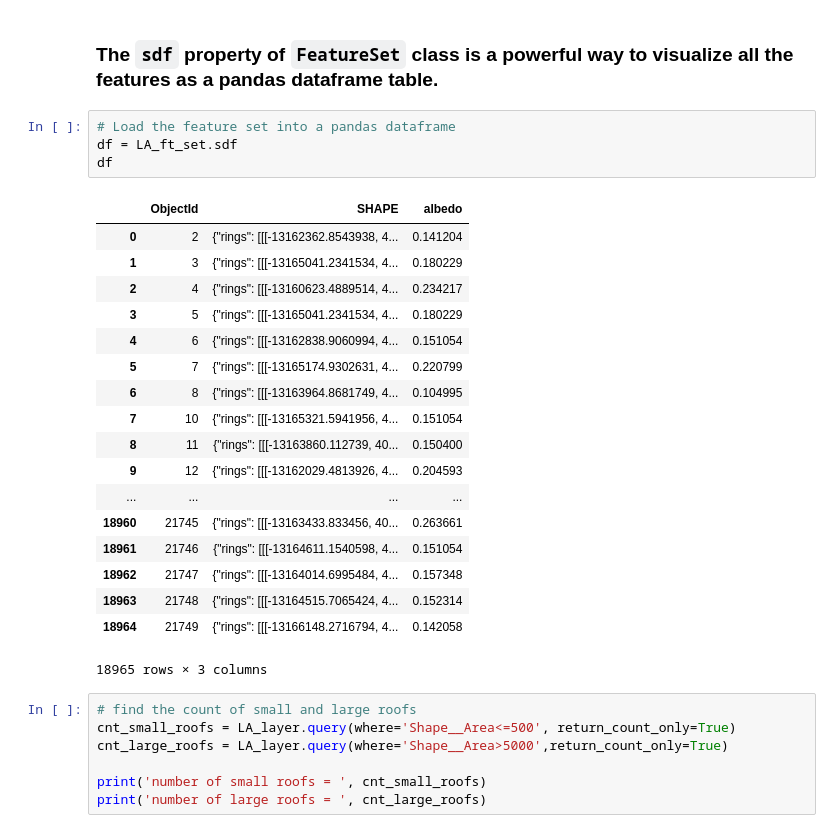
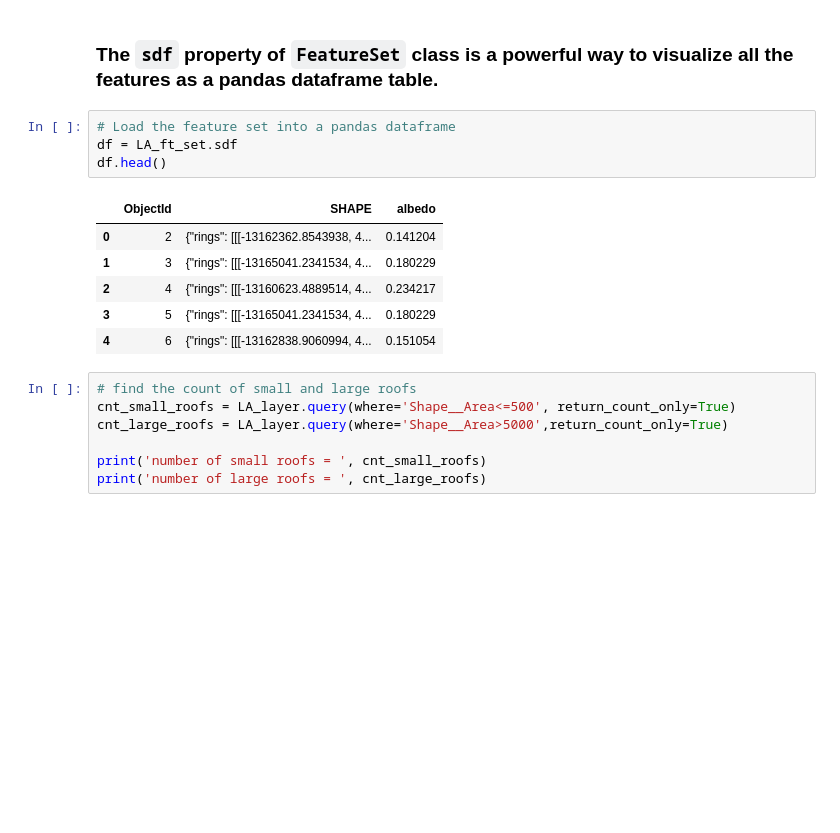
Before and after one commit to wri/UrbanHeatMitigation, a Jupyter notebook: notebooks/dev_workflow/query_feature_layer.ipynb, the cells around one changed output. Saved outputs shown, nothing was run; the diff lists cells and outputs as text; blank space fills up the shorter version.

```diff
--- a/notebooks/dev_workflow/query_feature_layer.ipynb
+++ b/notebooks/dev_workflow/query_feature_layer.ipynb
@@ -65,26 +65,14 @@ LA_ft_set
 # %%
 # Load the feature set into a pandas dataframe
 df = LA_ft_set.sdf
-df
+df.head()
 # %% [output]
 |  | ObjectId | SHAPE | albedo |
 | 0 | 2 | {"rings": [[[-13162362.8543938, 4... | 0.141204 |
 | 1 | 3 | {"rings": [[[-13165041.2341534, 4... | 0.180229 |
 | 2 | 4 | {"rings": [[[-13160623.4889514, 4... | 0.234217 |
 | 3 | 5 | {"rings": [[[-13165041.2341534, 4... | 0.180229 |
 | 4 | 6 | {"rings": [[[-13162838.9060994, 4... | 0.151054 |
-| 5 | 7 | {"rings": [[[-13165174.9302631, 4... | 0.220799 |
-| 6 | 8 | {"rings": [[[-13163964.8681749, 4... | 0.104995 |
-| 7 | 10 | {"rings": [[[-13165321.5941956, 4... | 0.151054 |
-| 8 | 11 | {"rings": [[[-13163860.112739, 40... | 0.150400 |
-| 9 | 12 | {"rings": [[[-13162029.4813926, 4... | 0.204593 |
-| ... | ... | ... | ... |
-| 18960 | 21745 | {"rings": [[[-13163433.833456, 40... | 0.263661 |
-| 18961 | 21746 | {"rings": [[[-13164611.1540598, 4... | 0.151054 |
-| 18962 | 21747 | {"rings": [[[-13164014.6995484, 4... | 0.157348 |
-| 18963 | 21748 | {"rings": [[[-13164515.7065424, 4... | 0.152314 |
-| 18964 | 21749 | {"rings": [[[-13166148.2716794, 4... | 0.142058 |
-18965 rows × 3 columns
 # %%
 # find the count of small and large roofs
 cnt_small_roofs = LA_layer.query(where='Shape__Area<=500', return_count_only=True)
```
Also changed, not shown: parts of 3 cells of this notebook.
